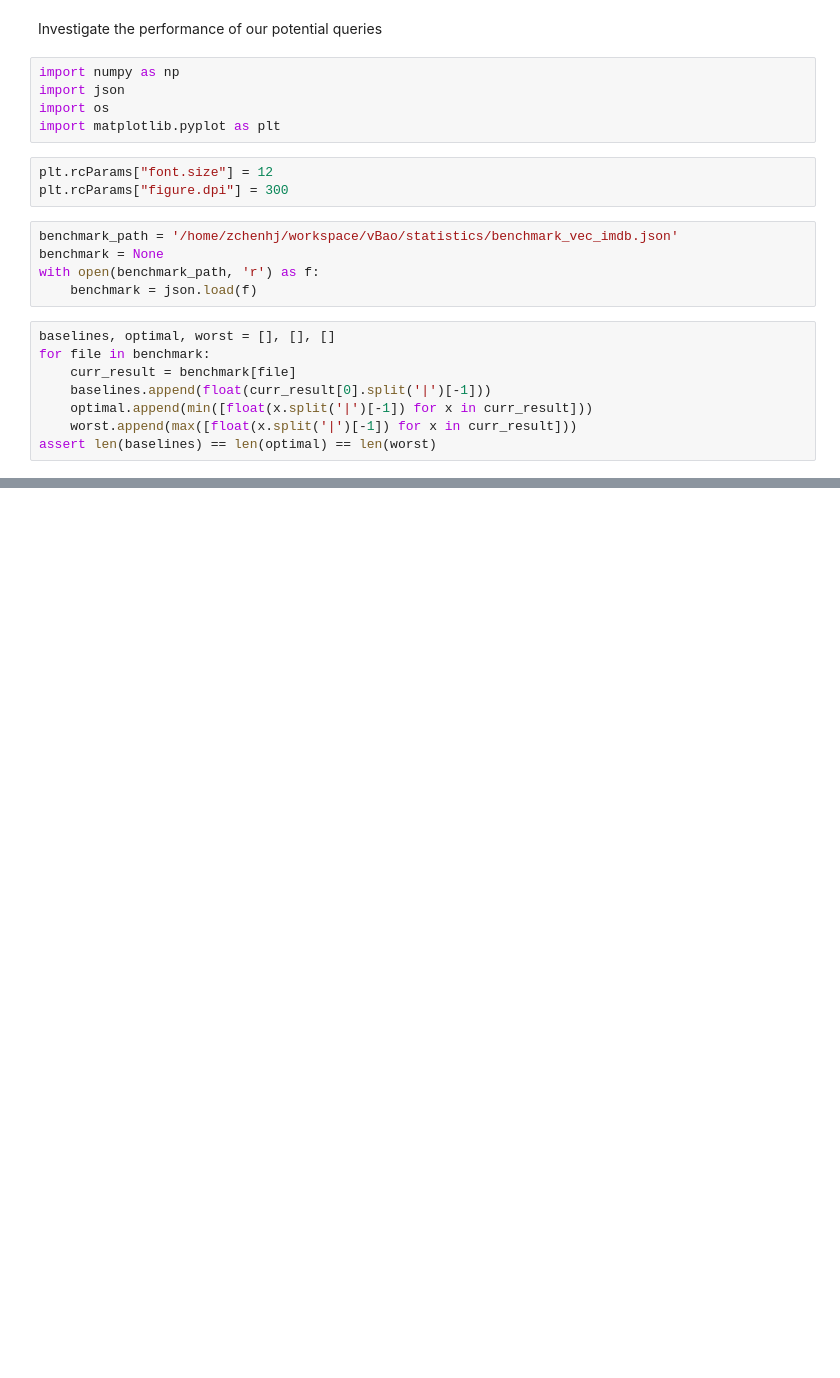
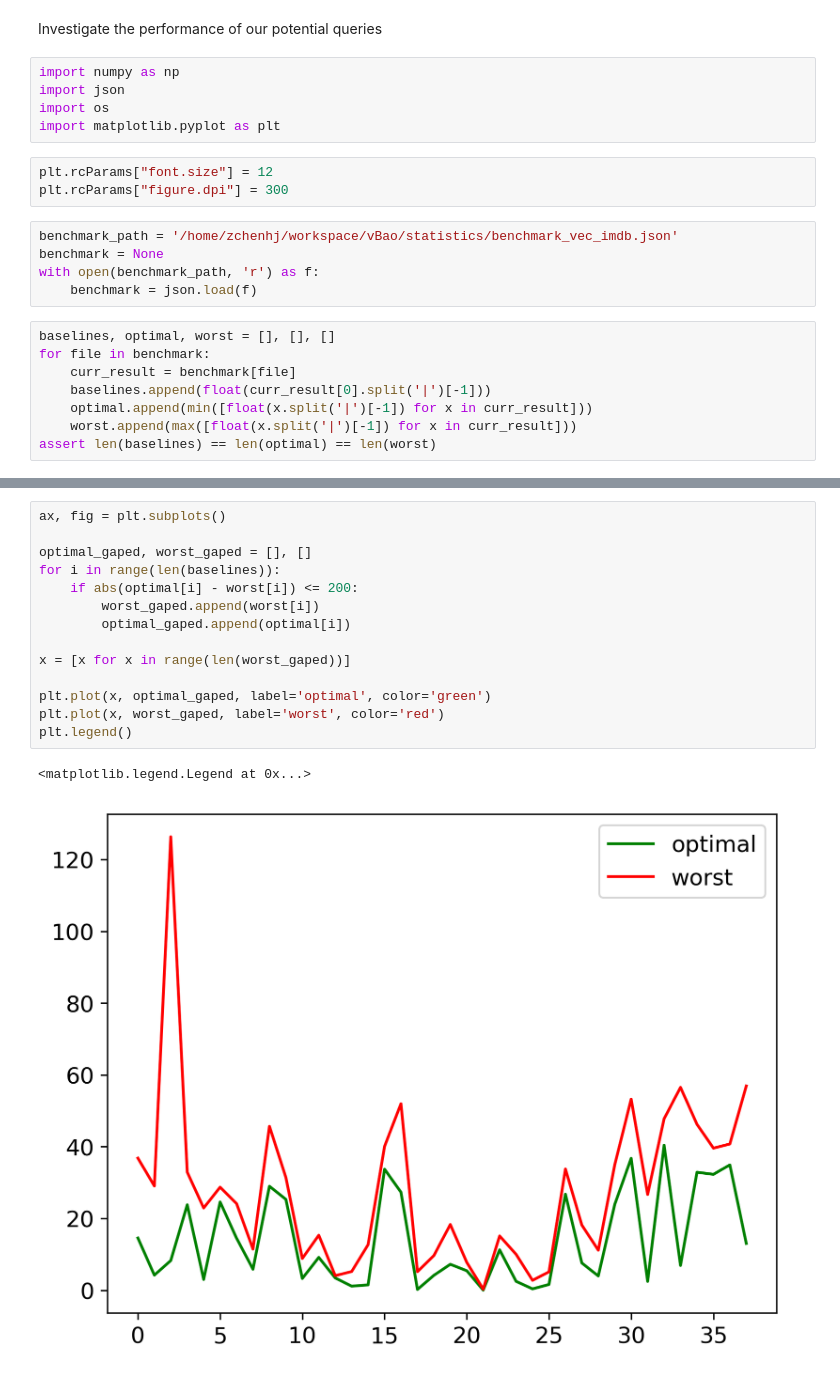
Before and after one commit to OscarC9912/vbao_optmizer4vdb, a Jupyter notebook: statistics/analysis.ipynb, the cells around one changed output, grey strips where cells are left out. Cells and saved outputs as stored; diff of their text form; blank space fills up the shorter version.

```diff
--- a/statistics/analysis.ipynb
+++ b/statistics/analysis.ipynb
@@ -45,0 +52,17 @@ plt.legend()
+# %%
+ax, fig = plt.subplots()
+
+optimal_gaped, worst_gaped = [], []
+for i in range(len(baselines)):
+    if abs(optimal[i] - worst[i]) <= 200:
+        worst_gaped.append(worst[i])
+        optimal_gaped.append(optimal[i])
+
+x = [x for x in range(len(worst_gaped))]
+
+plt.plot(x, optimal_gaped, label='optimal', color='green')
+plt.plot(x, worst_gaped, label='worst', color='red')
+plt.legend()
+# %% [output]
+<matplotlib.legend.Legend at 0x...>
+[figure, added]
```
Also changed, not shown: parts of 4 cells of this notebook, 18 other files.
